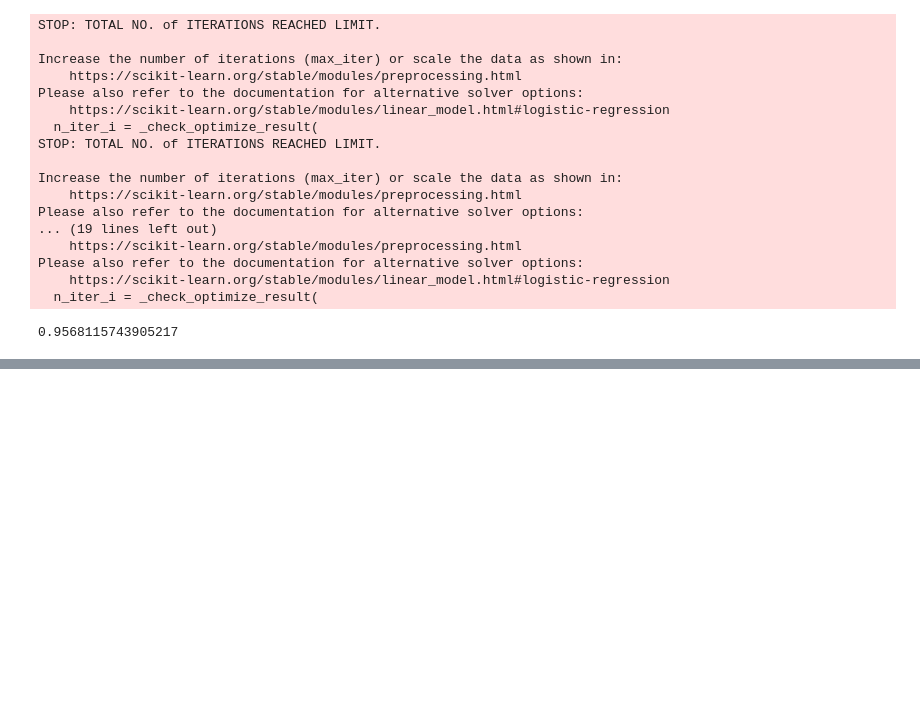
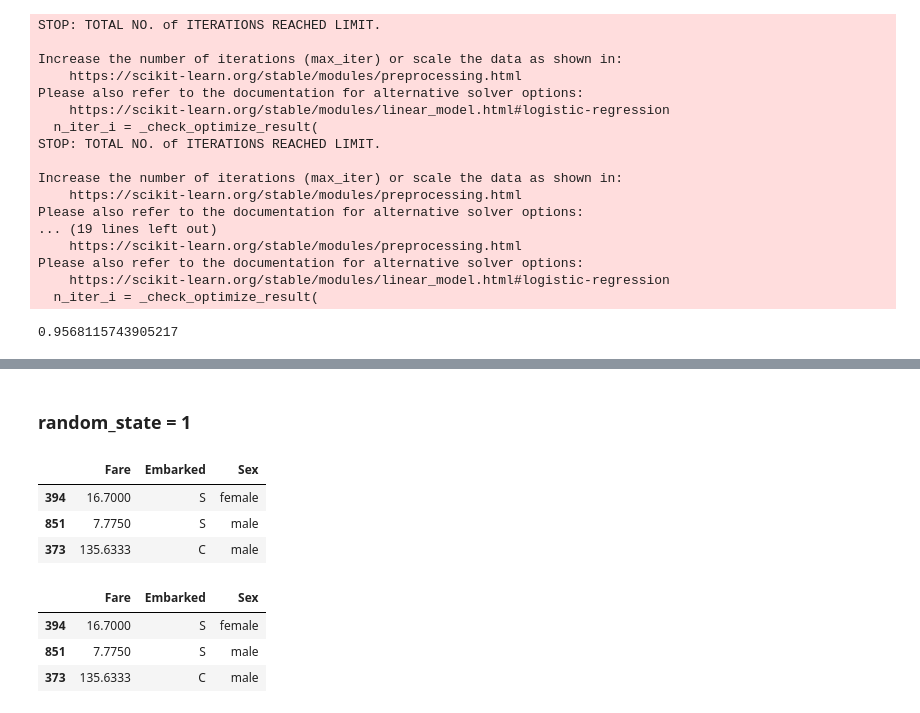
Before and after one commit to tien-le/-50-scikit-learn-tips, a Jupyter notebook: course - 50 scikit-learn tips.ipynb, the cells around one changed output, grey strips where cells are left out. Saved outputs shown, nothing was run; the diff lists cells and outputs as text; code cells hidden in the pictures; blank space fills up the shorter version.

```diff
--- a/course - 50 scikit-learn tips.ipynb
+++ b/course - 50 scikit-learn tips.ipynb
@@ -3190,0 +3405,20 @@ grid.best_score_
+# %% [markdown]
+### random_state = 1
+# %%
+# any positive integer can be used for the random_state value
+X_train, X_test, y_train, y_test = train_test_split(X, y, test_size=0.5, random_state=1)
+X_train.head(3)
+# %% [output]
+|  | Fare | Embarked | Sex |
+| 394 | 16.7000 | S | female |
+| 851 | 7.7750 | S | male |
+| 373 | 135.6333 | C | male |
+# %%
+# using the SAME random_state value results in the SAME random split
+X_train, X_test, y_train, y_test = train_test_split(X, y, test_size=0.5, random_state=1)
+X_train.head(3)
+# %% [output]
+|  | Fare | Embarked | Sex |
+| 394 | 16.7000 | S | female |
+| 851 | 7.7750 | S | male |
+| 373 | 135.6333 | C | male |
```
Also changed, not shown: parts of 155 cells of this notebook.
